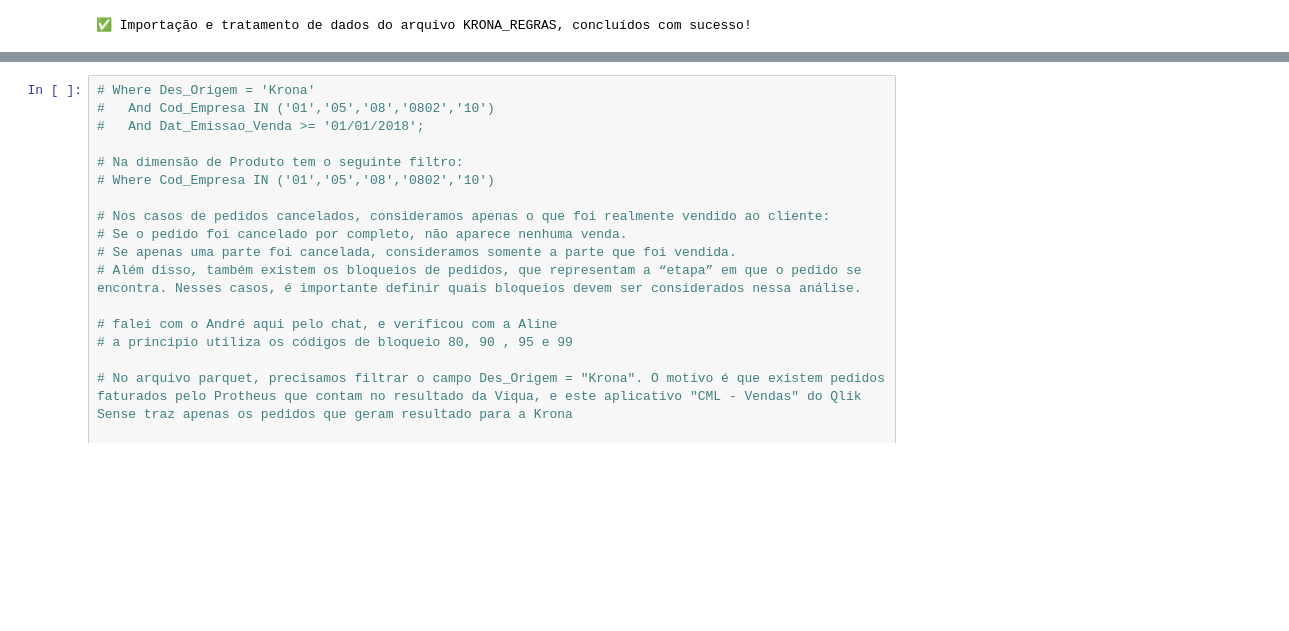
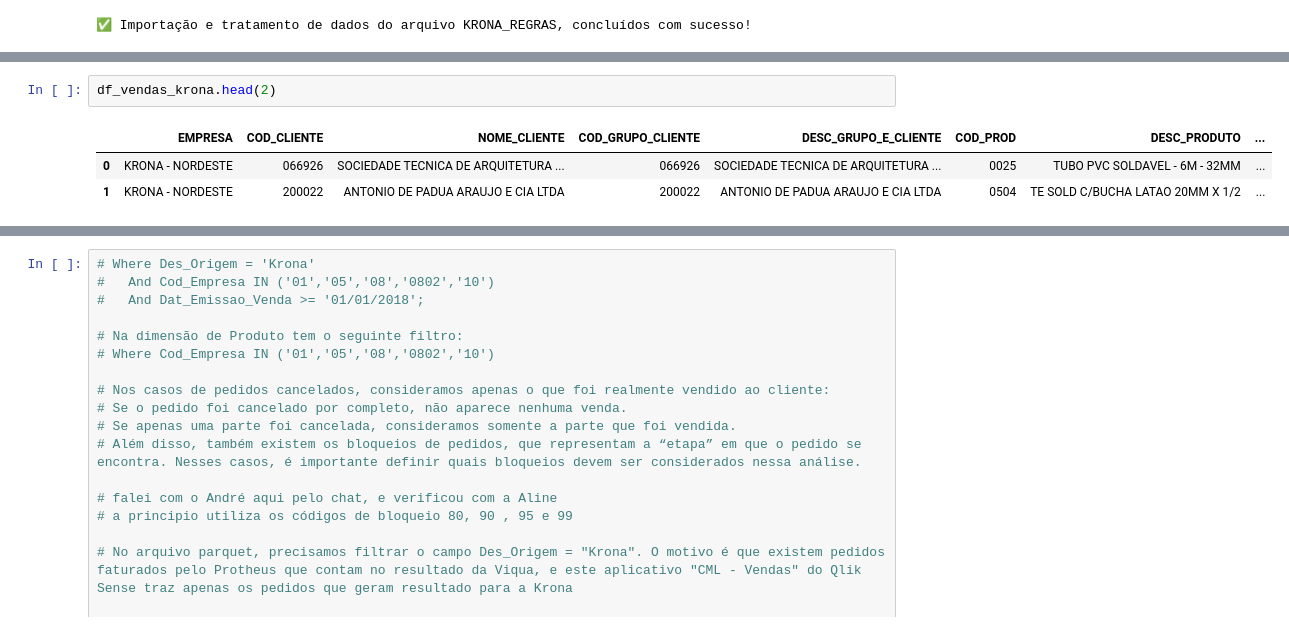
Before and after one commit to OtavioBedin/PLAN_DEMANDA, a Jupyter notebook: 00_SCRIPTS/1_KRONA_ORGANIZAR_HIST_VEND_ESTATISTICO.ipynb, the cells around one changed output, grey strips where cells are left out. Cells and saved outputs as stored; diff of their text form; blank space fills up the shorter version.

```diff
--- a/00_SCRIPTS/1_KRONA_ORGANIZAR_HIST_VEND_ESTATISTICO.ipynb
+++ b/00_SCRIPTS/1_KRONA_ORGANIZAR_HIST_VEND_ESTATISTICO.ipynb
@@ -220,0 +223,6 @@ gc.collect()
+# %%
+df_vendas_krona.head(2)
+# %% [output]
+|  | EMPRESA | COD_CLIENTE | NOME_CLIENTE | COD_GRUPO_CLIENTE | DESC_GRUPO_E_CLIENTE | COD_PROD | DESC_PRODUTO | ... |
+| 0 | KRONA - NORDESTE | 066926 | SOCIEDADE TECNICA DE ARQUITETURA ... | 066926 | SOCIEDADE TECNICA DE ARQUITETURA ... | 0025 | TUBO PVC SOLDAVEL - 6M - 32MM | ... |
+| 1 | KRONA - NORDESTE | 200022 | ANTONIO DE PADUA ARAUJO E CIA LTDA | 200022 | ANTONIO DE PADUA ARAUJO E CIA LTDA | 0504 | TE SOLD C/BUCHA LATAO 20MM X 1/2 | ... |
```
Also changed, not shown: parts of 8 cells of this notebook, 3 other files.
